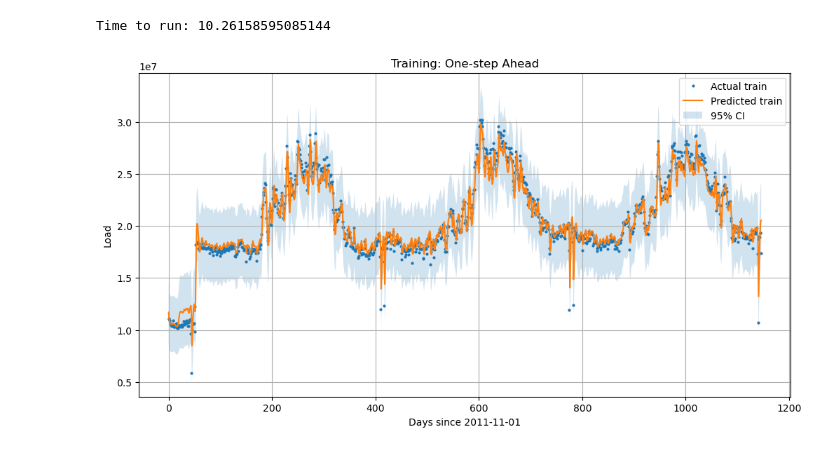
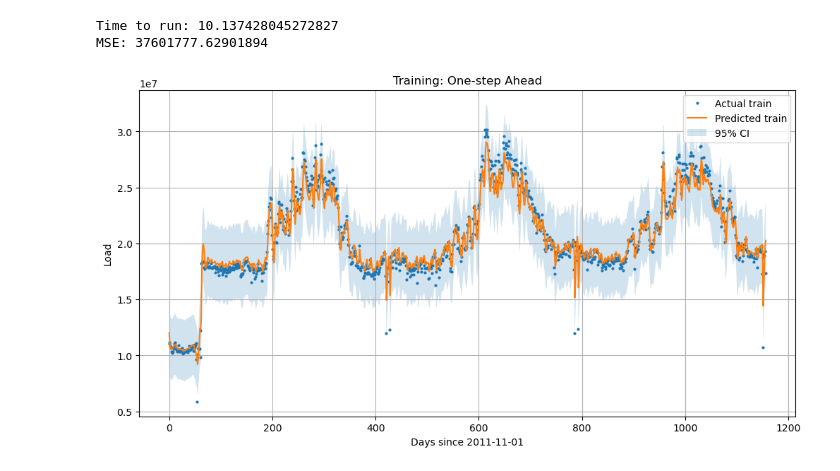
Before and after one commit to ManDag004/GP-Project, a Jupyter notebook: comparision.ipynb, the cells around one changed output. Cells and saved outputs as stored; diff of their text form; code cells hidden in the pictures.

```diff
--- a/comparision.ipynb
+++ b/comparision.ipynb
@@ -33,10 +33,10 @@ def load_daily_aggregate(txt_path, data_dir='data'):
     return daily
 
 txt = download_and_extract()
-daily = load_daily_aggregate(txt).loc['2011-11-21':'2014-12-31']
+daily = load_daily_aggregate(txt).loc['2011-11-01':'2014-12-31']
 daily['t_day'] = (daily.index - daily.index[0]).days
 
-kernel = SquaredExponentialKernel([4.95], variance=1.0)
+kernel = SquaredExponentialKernel([5.0], variance=0.5)
 gp = OnlineGP(kernel=kernel, noise_var=0.1)
 
 train = daily.loc[:]
@@ -54,50 +54,40 @@ yte_n = (y_test  - y_mean) / y_std
 import time
 
 t1 = time.time()
-X0, y0 = X_train[:20], ytr_n[:20].reshape(-1,1)
+X0, y0 = X_train[:60], ytr_n[:60].reshape(-1,1)
 gp.fit(X0, y0)
 
 preds_tr, vars_tr = [], []
 for x, y in zip(X_train, ytr_n):
     x_row = x.reshape(1, -1)
 
     out = gp.predict(x_row, what=('mean','mse'))
     mean, mse = out['mean'][0,0], out['mse'][0]
     preds_tr.append(mean)
     vars_tr.append(mse)
 
     gp.add(x_row, np.array([[y]]))
 
 print("Time to run:", time.time() - t1)
 
 p_tr = np.array(preds_tr)*y_std + y_mean
 s_tr = np.sqrt(np.array(vars_tr))*y_std
-# p_te = np.array(preds_te)*y_std + y_mean
-# s_te = np.sqrt(np.array(vars_te))*y_std
+
+print("MSE:", np.sqrt(np.sum(np.square(y_train.reshape(-1) - p_tr))))
 
 plt.figure(figsize=(12,6))
 plt.plot(train['t_day'], y_train, 'o', markersize=2, label="Actual train")
 plt.plot(train['t_day'], p_tr, '-', label="Predicted train")
 plt.fill_between(train['t_day'],
                  p_tr - 1.96*s_tr,
                  p_tr + 1.96*s_tr,
                  alpha=0.2, label="95% CI")
 plt.title("Training: One-step Ahead")
 plt.xlabel("Days since 2011-11-01"); plt.ylabel("Load")
 plt.legend(); plt.grid(True)
 
-# plt.figure(figsize=(12,6))
-# plt.plot(test['t_day'], y_test, 'o', markersize=2, label="Actual test")
-# plt.plot(test['t_day'], p_te, '-', label="Predicted test")
-# plt.fill_between(test['t_day'],
-#                  p_te - 1.96*s_te,
-#                  p_te + 1.96*s_te,
-#                  alpha=0.2, label="95% CI")
-# plt.title("Testing: One-step Ahead")
-# plt.xlabel("Days since 2011-11-01"); plt.ylabel("Load")
-# plt.legend(); plt.grid(True)
-
 plt.show()
 # %% [output]
-Time to run: 10.26158595085144
+Time to run: 10.137428045272827
+MSE: 37601777.62901894
-[figure, old version]
+[figure, new version]
```
Also changed, not shown: 1 other file.
